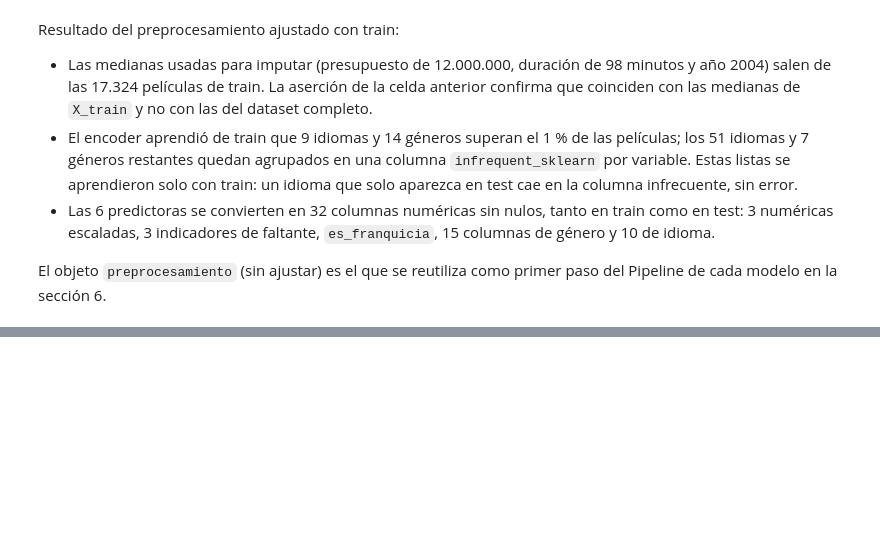
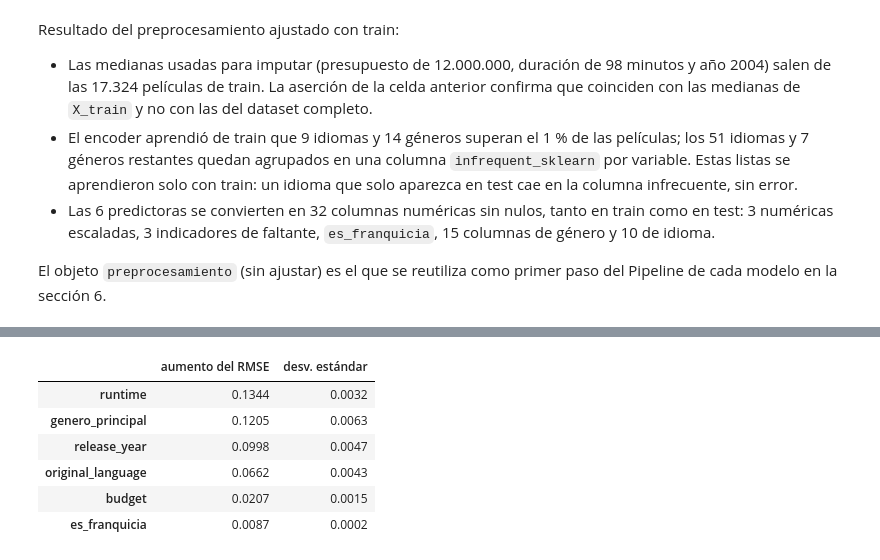
Before and after one commit to amunera66/proyecto-modelos-1, a Jupyter notebook: fase-1/fase1_modelo_predictivo.ipynb, the cells around one changed output, grey strips where cells are left out. Drawn from its saved outputs; the diff is of its cells as text; code cells hidden in the pictures; blank space fills up the shorter version.

```diff
--- a/fase-1/fase1_modelo_predictivo.ipynb
+++ b/fase-1/fase1_modelo_predictivo.ipynb
@@ -766,0 +937,20 @@ El objeto `preprocesamiento` (sin ajustar) es el que se reutiliza como primer pa
+# %%
+from sklearn.inspection import permutation_importance
+
+importancia = permutation_importance(
+    modelos[MEJOR_MODELO], X_test, y_test,
+    scoring="neg_root_mean_squared_error", n_repeats=5, random_state=SEMILLA,
+)
+tabla_importancia = pd.DataFrame({
+    "aumento del RMSE": importancia.importances_mean,
+    "desv. estándar": importancia.importances_std,
+}, index=X_test.columns).sort_values("aumento del RMSE", ascending=False).round(4)
+tabla_importancia
+# %% [output]
+|  | aumento del RMSE | desv. estándar |
+| runtime | 0.1344 | 0.0032 |
+| genero_principal | 0.1205 | 0.0063 |
+| release_year | 0.0998 | 0.0047 |
+| original_language | 0.0662 | 0.0043 |
+| budget | 0.0207 | 0.0015 |
+| es_franquicia | 0.0087 | 0.0002 |
```
Also changed, not shown: parts of 22 cells of this notebook, 4 other files.
